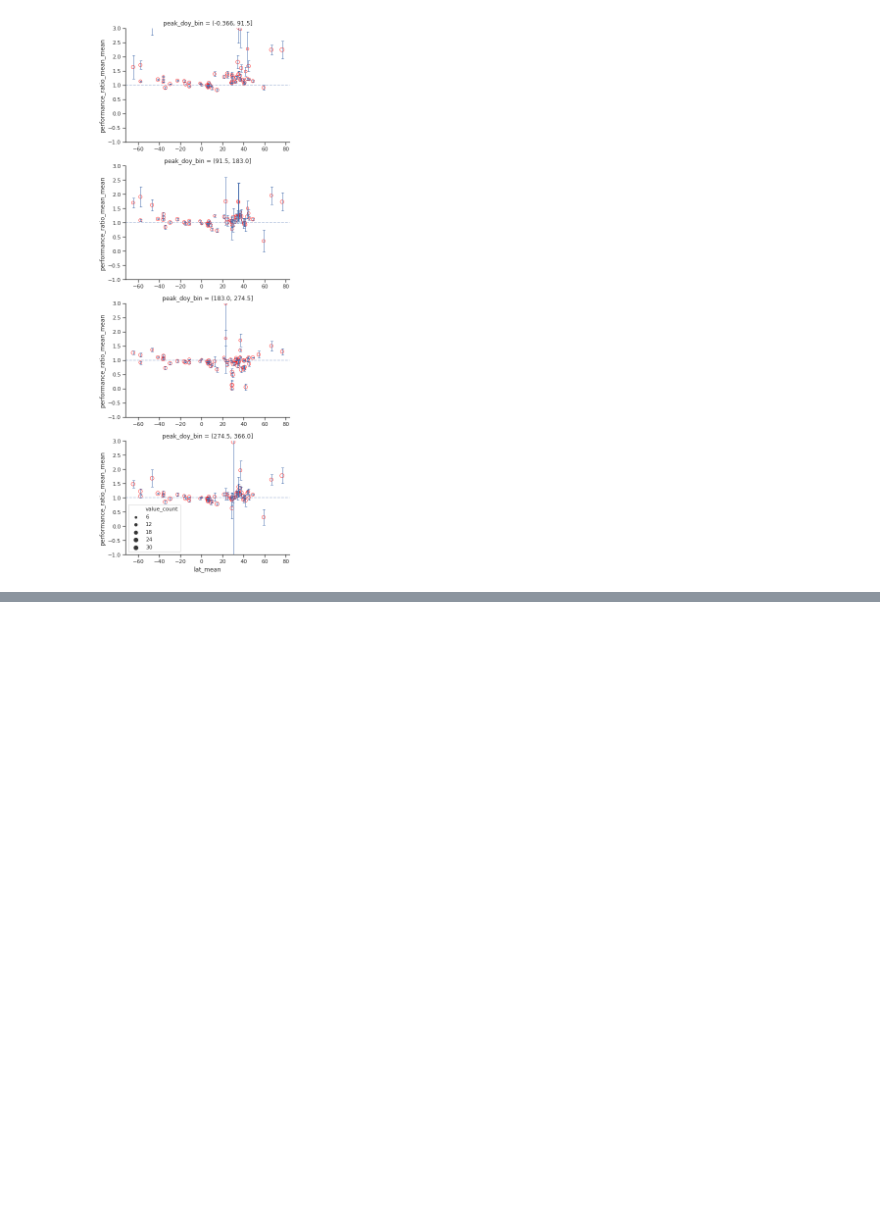
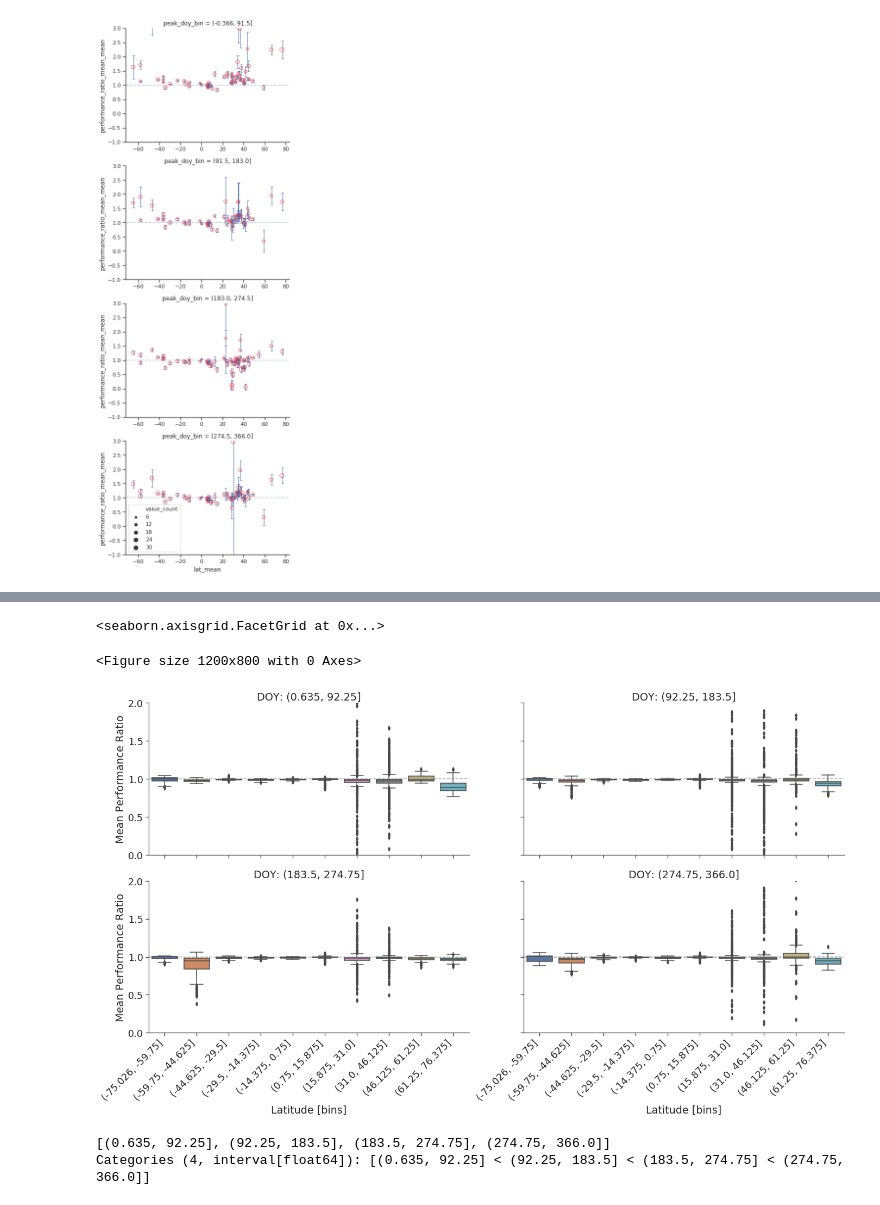
Before and after one commit to HuckleyLab/phyto-mhw, a Jupyter notebook: analysis/Individual_Isolate_performance.ipynb, the cells around one changed output, grey strips where cells are left out. Drawn from its saved outputs; the diff is of its cells as text; code cells hidden in the pictures; blank space fills up the shorter version.

```diff
--- a/analysis/Individual_Isolate_performance.ipynb
+++ b/analysis/Individual_Isolate_performance.ipynb
@@ -751,0 +843,17 @@ plt.legend()
+# %%
+figure = plt.figure(dpi=200)
+sns.set(font_scale=1.6, style='ticks')
+fg = sns.catplot(kind='box', x = 'latbin', col='doy_bins', col_wrap = 2, y = 'performance_ratio_mean', data=doy_perfdet, aspect=2, )
+plt.xticks(rotation=45, ha='right')
+plt.axhline(1.0, linestyle='--', alpha=0.6, color='gray')
+# plt.ylim([0, 2])
+# plt.title(f"MHW Performance Ratio by Latitude (N = {len(a)})", loc='left')
+list(map(lambda ax: (ax.set_xticklabels(ax.get_xticklabels(), rotation=45, ha='right'), ax.axhline(1,linestyle='--', alpha=0.6, color='gray')), fg.axes));
+fg.set(ylim=[0, 2])
+fg.set_ylabels('Mean Performance Ratio')
+fg.set_xlabels("Latitude [bins]")
+fg.set_titles(template='DOY: {col_name}')
+# %% [output]
+<seaborn.axisgrid.FacetGrid at 0x...>
+<Figure size 1200x800 with 0 Axes>
+[figure, added]
@@ -751,0 +863,5 @@ plt.legend()
+# %%
+doy_intervals
+# %% [output]
+[(0.635, 92.25], (92.25, 183.5], (183.5, 274.75], (274.75, 366.0]]
+Categories (4, interval[float64]): [(0.635, 92.25] < (92.25, 183.5] < (183.5, 274.75] < (274.75, 366.0]]
```
Also changed, not shown: parts of 46 cells of this notebook.
